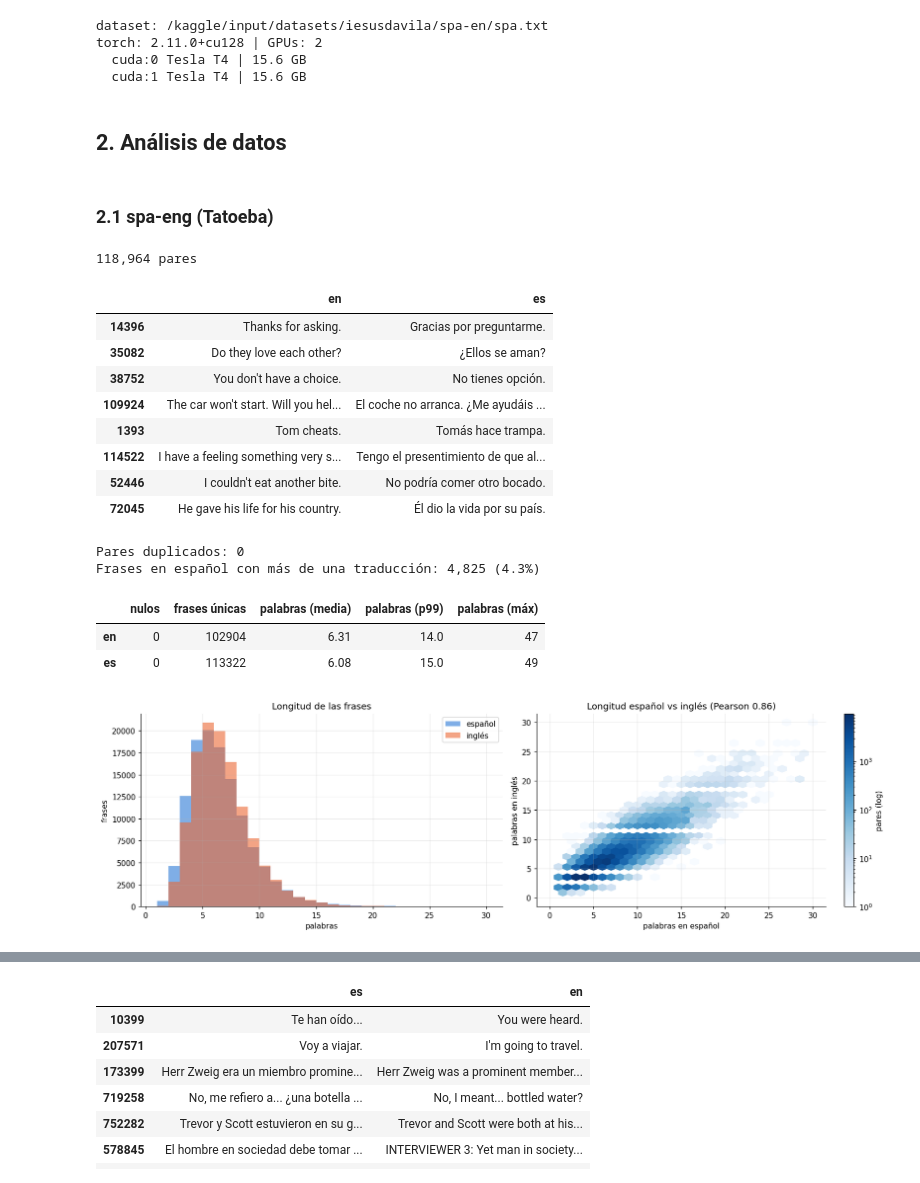
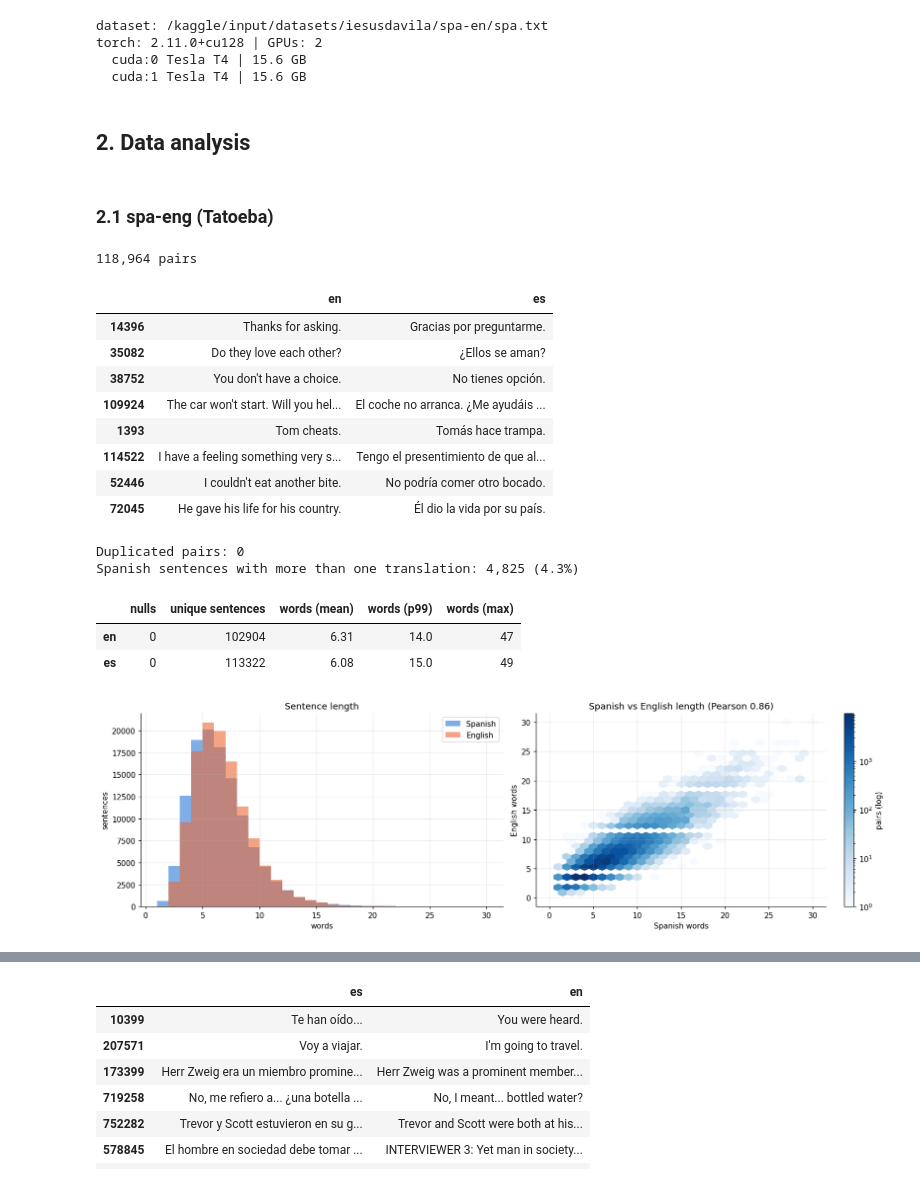
Before and after one commit to iesusdavila/spanish_to_english_gpt, a Jupyter notebook: spanish_to_english_my_gpt.ipynb, the cells around one changed output, grey strips where cells are left out. Saved outputs shown, nothing was run; the diff lists cells and outputs as text; code cells hidden in the pictures.

```diff
--- a/spanish_to_english_my_gpt.ipynb
+++ b/spanish_to_english_my_gpt.ipynb
@@ -69,16 +58,16 @@ dataset: /kaggle/input/datasets/iesusdavila/spa-en/spa.txt
 torch: 2.11.0+cu128 | GPUs: 2
   cuda:0 Tesla T4 | 15.6 GB
   cuda:1 Tesla T4 | 15.6 GB
-# %% [markdown]
-## 2. Análisis de datos
+# %% [markdown]
+## 2. Data analysis
 # %% [markdown]
 ### 2.1 spa-eng (Tatoeba)
 # %%
 raw = pd.read_csv(DATA_PATH, sep="\t", names=["en", "es"], quoting=csv.QUOTE_NONE)
-print(f"{len(raw):,} pares")
+print(f"{len(raw):,} pairs")
 raw.sample(8, random_state=SEED)
 # %% [output]
-118,964 pares
+118,964 pairs
 |  | en | es |
 | 14396 | Thanks for asking. | Gracias por preguntarme. |
 | 35082 | Do they love each other? | ¿Ellos se aman? |
@@ -92,38 +81,38 @@ raw.sample(8, random_state=SEED)
 words = raw.apply(lambda col: col.str.split().str.len())
 translations_per_es = raw.groupby("es")["en"].count()
 
-print(f"Pares duplicados: {raw.duplicated().sum():,}")
-print(f"Frases en español con más de una traducción: {(translations_per_es > 1).sum():,} ({(translations_per_es > 1).mean():.1%})")
+print(f"Duplicated pairs: {raw.duplicated().sum():,}")
+print(f"Spanish sentences with more than one translation: {(translations_per_es > 1).sum():,} ({(translations_per_es > 1).mean():.1%})")
 pd.DataFrame({
-    "nulos": raw.isna().sum(),
-    "frases únicas": raw.nunique(),
-    "palabras (media)": words.mean().round(2),
-    "palabras (p99)": words.quantile(0.99),
-    "palabras (máx)": words.max(),
+    "nulls": raw.isna().sum(),
+    "unique sentences": raw.nunique(),
+    "words (mean)": words.mean().round(2),
+    "words (p99)": words.quantile(0.99),
+    "words (max)": words.max(),
 })
 # %% [output]
-Pares duplicados: 0
-Frases en español con más de una traducción: 4,825 (4.3%)
+Duplicated pairs: 0
+Spanish sentences with more than one translation: 4,825 (4.3%)
-|  | nulos | frases únicas | palabras (media) | palabras (p99) | palabras (máx) |
+|  | nulls | unique sentences | words (mean) | words (p99) | words (max) |
 | en | 0 | 102904 | 6.31 | 14.0 | 47 |
 | es | 0 | 113322 | 6.08 | 15.0 | 49 |
 # %%
 fig, axes = plt.subplots(1, 2, figsize=(15, 4.5))
 
 bins = np.arange(1, 31)
-axes[0].hist(words["es"], bins=bins, alpha=0.6, color=PALETTE[0], label="español")
-axes[0].hist(words["en"], bins=bins, alpha=0.6, color=PALETTE[1], label="inglés")
-axes[0].set(title="Longitud de las frases", xlabel="palabras", ylabel="frases")
+axes[0].hist(words["es"], bins=bins, alpha=0.6, color=PALETTE[0], label="Spanish")
+axes[0].hist(words["en"], bins=bins, alpha=0.6, color=PALETTE[1], label="English")
+axes[0].set(title="Sentence length", xlabel="words", ylabel="sentences")
 axes[0].legend()
 
 hb = axes[1].hexbin(words["es"], words["en"], gridsize=30, extent=(0, 30, 0, 30), mincnt=1, bins="log", cmap="Blues")
-axes[1].set(title=f"Longitud español vs inglés (Pearson {words['es'].corr(words['en']):.2f})", xlabel="palabras en español", ylabel="palabras en inglés")
-fig.colorbar(hb, ax=axes[1], label="pares (log)")
+axes[1].set(title=f"Spanish vs English length (Pearson {words['es'].corr(words['en']):.2f})", xlabel="Spanish words", ylabel="English words")
+fig.colorbar(hb, ax=axes[1], label="pairs (log)")
 
 fig.tight_layout()
 plt.show()
 # %% [output]
-[figure, old version]
+[figure, new version]
 # %%
 def top_words(series, n=15):
     return series.str.lower().str.findall(r"[a-záéíóúüñ']+").explode().value_counts().head(n)[::-1]
```
Also changed, not shown: parts of 60 cells of this notebook.
